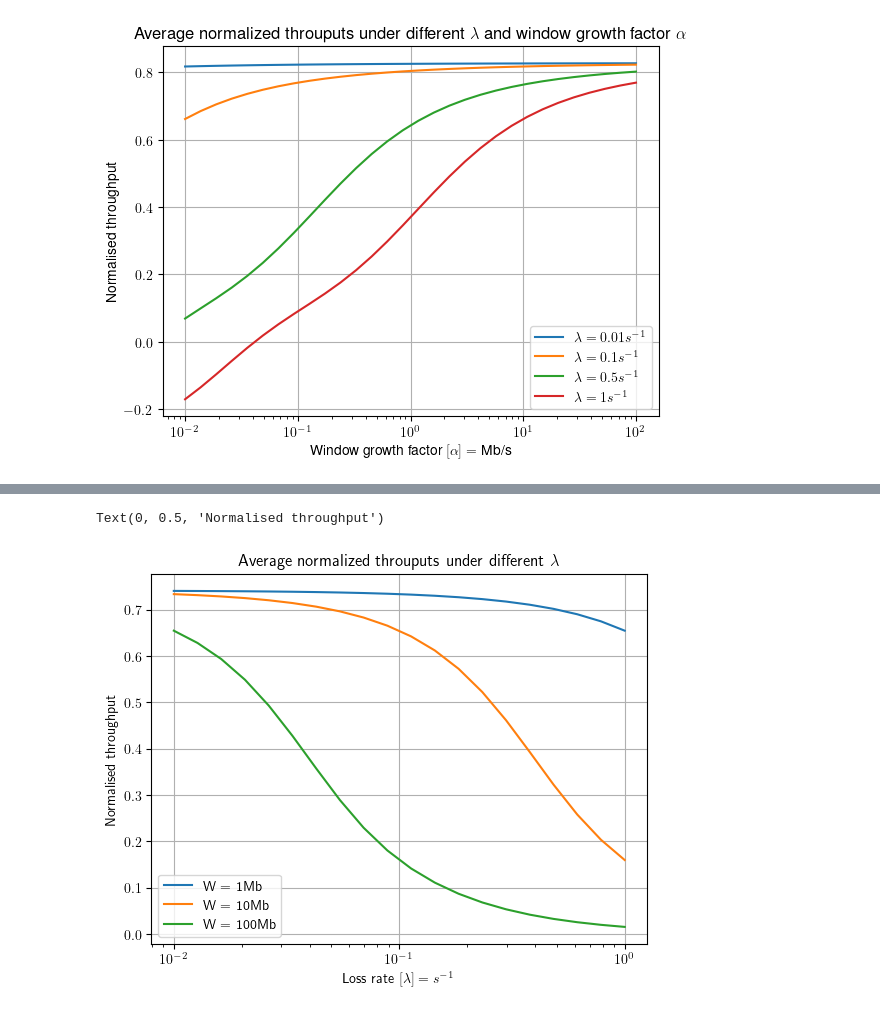
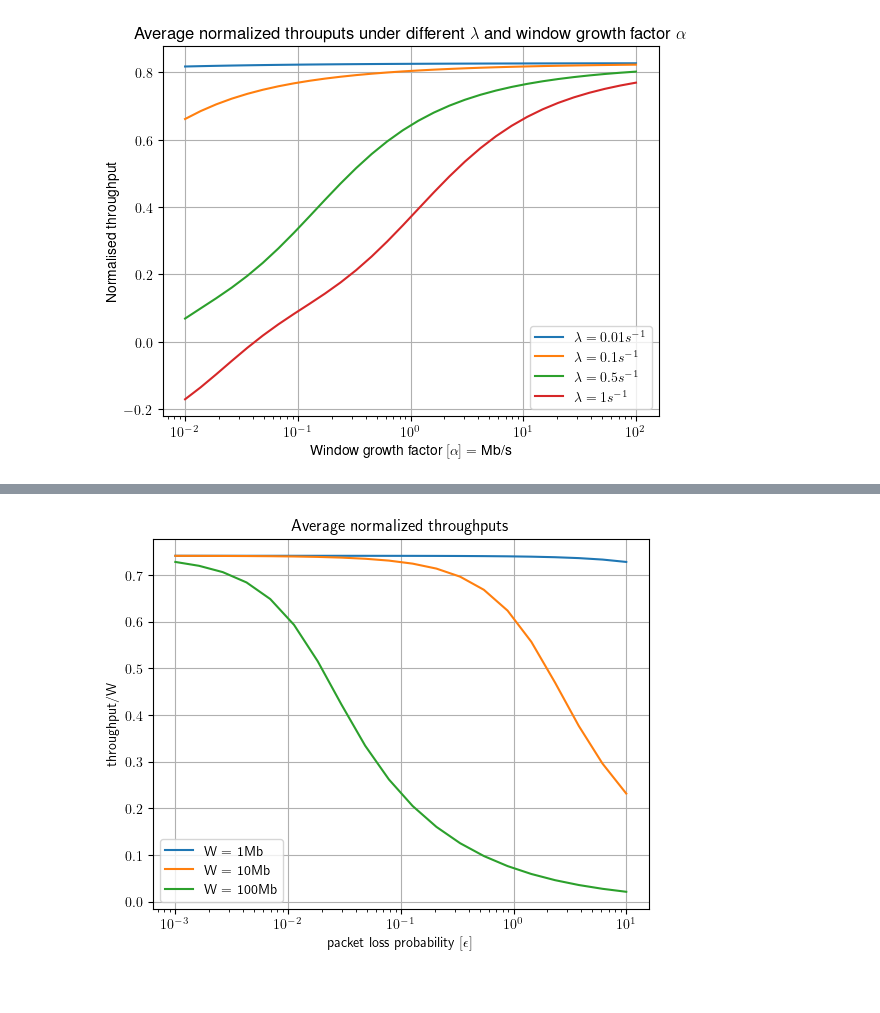
Before and after one commit to megretj/qpepcca, a Jupyter notebook: markovianModel.ipynb, the cells around one changed output, grey strips where cells are left out. Drawn from its saved outputs; the diff is of its cells as text; code cells hidden in the pictures.

```diff
--- a/markovianModel.ipynb
+++ b/markovianModel.ipynb
@@ -77,7 +81,7 @@ class CCA_CUBIC_MarkovChain:
         self.x = 1/self.W*numerator/denominator
         return self.x
 # %%
-wired = CCA_CUBIC_MarkovChain(trans_err=0.1,beta=0.5,alpha=1,N=100,W=100*0.1,RTT=100)
+wired = CCA_CUBIC_MarkovChain(trans_err=0.5,beta=0.5,alpha=1,N=100,C =1000,RTT=0.5)
 wired.avg_throughput()
 print(f"Average throughput is {wired.x}")
 plt.plot(np.arange(wired.N),wired.P[50,:])
@@ -105,7 +109,7 @@ err_rates = np.logspace(-2,0,20)
 throughputs = np.zeros([3,len(err_rates)])
 for k,C in enumerate([10,100,1000]):
     for i, l in enumerate(err_rates):
-        wired = CCA_CUBIC_MarkovChain(trans_err=l,beta=0.5,alpha=1,N=100,W=C*0.1,RTT=100)
+        wired = CCA_CUBIC_MarkovChain(trans_err=l,beta=0.5,alpha=1,N=100,C = C ,RTT=0.1)
         throughputs[k,i] = wired.avg_throughput()
 
 plt.plot(err_rates,throughputs[0,:], label = "W = 1Mb")
@@ -125,9 +129,9 @@ Text(0, 0.5, 'Normalised throughput')
 
 err_rates = np.logspace(-2,0,20)
 throughputs = np.zeros([3,len(err_rates)])
-for k,RTT in enumerate([25,100,600]):
+for k,RTT in enumerate([0.025,0.1,0.6]):
     for i, l in enumerate(err_rates):
-        wired = CCA_CUBIC_MarkovChain(trans_err=l,beta=0.5,alpha=1,N=100,W=10,RTT=RTT)
+        wired = CCA_CUBIC_MarkovChain(trans_err=l,beta=0.5,alpha=1,N=100,C = 100,RTT=RTT)
         throughputs[k,i] = wired.avg_throughput()
 
 plt.plot(err_rates,throughputs[0,:], label = "RTT = 25ms")
@@ -234,9 +284,10 @@ class CCA_Hybla_MarkovChain:
 # %%
-wireless = CCA_Hybla_MarkovChain(trans_err=0.1,beta=0.5,alpha=1,N=100,W=100*0.1, RTT = 500, RTT0=25)
+wireless = CCA_Hybla_MarkovChain(trans_err=10000,packet_err=0.01,beta=0.5,alpha=1,N=100,C = 10, RTT = 0.5, RTT0=0.025, new=True)
 wireless.avg_throughput()
 print(f"Average throughput is {wireless.x}")
 plt.plot(np.arange(wireless.N),wireless.P[50,:])
 plt.title(r"Transition probabilities from state $a_{50}$")
 plt.ylabel(r"$P_{50,x}$")
 plt.xlabel(r"$a_x$")
+plt.show()
 # %% [output]
@@ -255,20 +305,22 @@ print(np.sum(wireless.pi))
 # %%
-err_rates = np.logspace(-2,0,20)
+err_rates = np.logspace(-3,1,20)
 throughputs = np.zeros([3,len(err_rates)])
 for k,C in enumerate([10,100,1000]):
     for i, l in enumerate(err_rates):
-        wireless = CCA_Hybla_MarkovChain(trans_err=l,beta=0.5,alpha=1,N=100,W=C*0.1,RTT=500)
+        wireless = CCA_Hybla_MarkovChain(packet_err=l,beta=0.5,alpha=1,N=100,C = C,RTT=0.5, RTT0=0.025)
         throughputs[k,i] = wireless.avg_throughput()
+
+
 
 plt.plot(err_rates,throughputs[0,:], label = "W = 1Mb")
 plt.plot(err_rates,throughputs[1,:], label = "W = 10Mb")
 plt.plot(err_rates,throughputs[2,:], label = "W = 100Mb")
 plt.semilogx()
 plt.legend()
 plt.grid()
-plt.title(r"Average normalized throuputs under different $\lambda$")
-plt.xlabel(r"Loss rate $[\lambda] = s^{-1}$")
-plt.ylabel(r'Normalised throughput')
+plt.title(r"Average normalized throughputs")
+plt.xlabel(r"packet loss probability $[\epsilon]$")
+plt.ylabel(r'throughput/W')
+plt.show()
 # %% [output]
-Text(0, 0.5, 'Normalised throughput')
-[figure, old version]
+[figure, new version]
```
Also changed, not shown: parts of 13 cells of this notebook, 2 other files.
